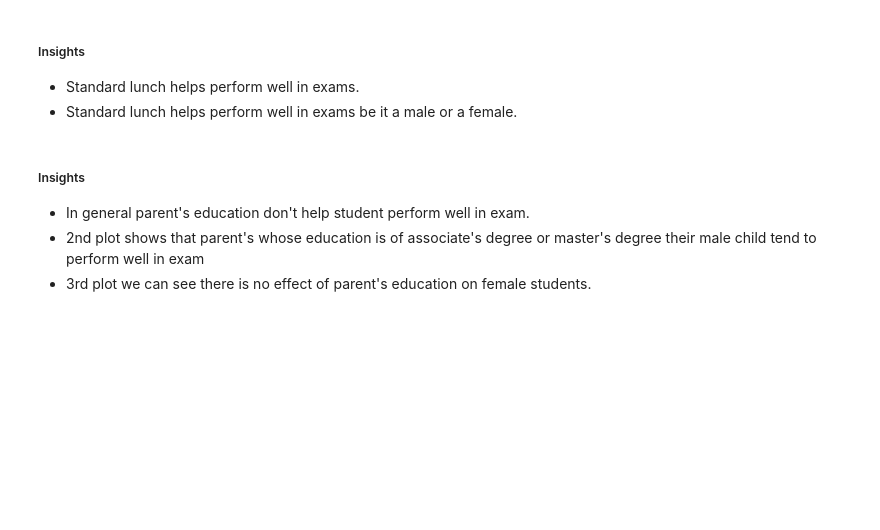
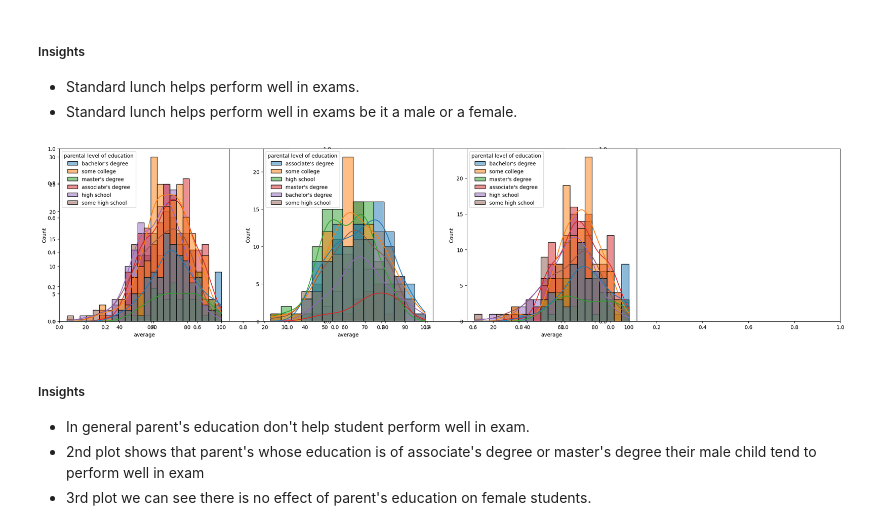
Before and after one commit to Mriduldeep44/MLProject, a Jupyter notebook: notebook/1 . EDA STUDENT PERFORMANCE .ipynb, the cells around one changed output. Cells and saved outputs as stored; diff of their text form; code cells hidden in the pictures; blank space fills up the shorter version.

```diff
--- a/notebook/1 . EDA STUDENT PERFORMANCE .ipynb
+++ b/notebook/1 . EDA STUDENT PERFORMANCE .ipynb
@@ -287,14 +287,16 @@ plt.show()
 - Standard lunch helps perform well in exams.
 - Standard lunch helps perform well in exams be it a male or a female.
 # %%
-plt.subplots(1,3,figsize=(25,6))
+plt.subplots(1,3,figsize=(27,6))
 plt.subplot(141)
 ax =sns.histplot(data=df,x='average',kde=True,hue='parental level of education')
 plt.subplot(142)
 ax =sns.histplot(data=df[df.gender=='male'],x='average',kde=True,hue='parental level of education')
 plt.subplot(143)
 ax =sns.histplot(data=df[df.gender=='female'],x='average',kde=True,hue='parental level of education')
 plt.show()
+# %% [output]
+[figure, added]
 # %% [markdown]
 #####  Insights
 - In general parent's education don't help student perform well in exam.
```
Also changed, not shown: parts of 7 cells of this notebook.
